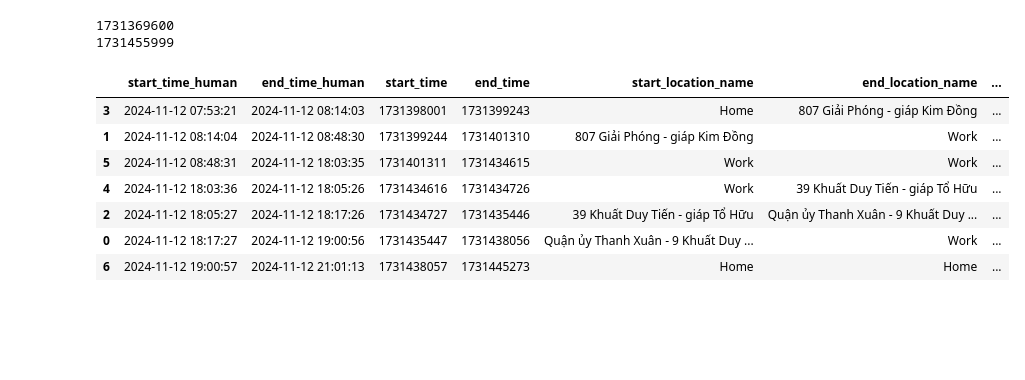
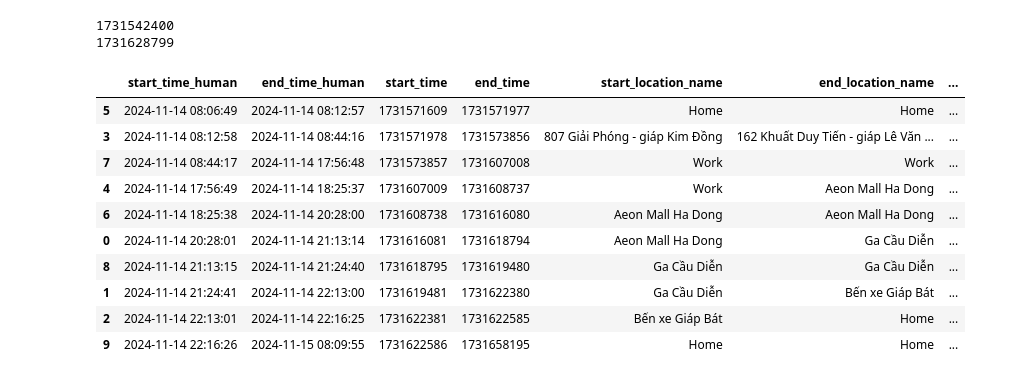
Before and after one commit to yoogun143/Postgres, a Jupyter notebook: gmap.ipynb, the cells around one changed output. Saved outputs shown, nothing was run; the diff lists cells and outputs as text; code cells hidden in the pictures; blank space fills up the shorter version.

```diff
--- a/gmap.ipynb
+++ b/gmap.ipynb
@@ -1,6 +1,6 @@
 # %%
-from_date = 20241112
-to_date = 20241112
+from_date = 20241114
+to_date = from_date
 
 from datetime import datetime
 
@@ -10,8 +10,8 @@ to_date_unix = int(datetime.strptime(str(to_date) + ' 23:59:59', '%Y%m%d %H:%M:%
 print(from_date_unix)
 print(to_date_unix)
 # %% [output]
-1731369600
-1731455999
+1731542400
+1731628799
 # %%
 from helper.config import load_config
 import psycopg2
@@ -109,47 +109,50 @@ activity['color'] = activity['vehicle_type'].map({
     'in bus': 'red',
     'in passenger vehicle': 'blue',
     'walking': 'green',
-    'motorcycling': 'yellow',
+    'motorcycling': 'magenta',
     'unknown': 'black'
 })
 activity['start_time_human'] = pd.to_datetime(activity['start_time'], unit='s')
 activity['end_time_human'] = pd.to_datetime(activity['end_time'], unit='s')
 
 # add info to visit
 visit['path'] = visit['path'].apply(lambda x: {item['txtime']: [item['lat'], item['lon']] for item in x} if x is not None else None)
 visit['duration'] = visit['end_time'] - visit['start_time']
 visit['duration'] = visit['duration'].apply(lambda x: '{} hours {} minutes'.format(int(divmod(x, 60*60)[0]), int(divmod(divmod(x, 60*60)[1], 60)[0])))
 visit['start_time_human'] = pd.to_datetime(visit['start_time'], unit='s')
 visit['end_time_human'] = pd.to_datetime(visit['end_time'], unit='s')
 
 # Get all coordinates for map zoom display
 visit_path_coordinates = sum(visit['path'].apply(lambda x: list(x.values() if isinstance(x, dict) else [])),[])
 visit_coordinates = visit[['lat', 'lon']].apply(lambda x: [float(x['lat']), float(x['lon'])], axis=1).to_list()
 activity_path_coordinates = sum(activity['path'].apply(lambda x: list(x.values() if isinstance(x, dict) else [])),[])
 activity_start_coordinates = activity[['start_lat', 'start_lon']].apply(lambda x: [float(x['start_lat']), float(x['start_lon'])], axis=1).to_list()
 activity_end_coordinates = activity[['end_lat', 'end_lon']].apply(lambda x: [float(x['end_lat']), float(x['end_lon'])], axis=1).to_list()
 coordinates = sum([visit_path_coordinates, visit_coordinates, activity_path_coordinates, activity_start_coordinates, activity_end_coordinates], [])
 min_lat = min((coord[0] for coord in coordinates if coord[0] is not None), default=None)
 max_lat = max((coord[0] for coord in coordinates if coord[0] is not None), default=None)
 min_lon = min((coord[1] for coord in coordinates if coord[1] is not None), default=None)
 max_lon = max((coord[1] for coord in coordinates if coord[1] is not None), default=None)
 
 pd.DataFrame(
       np.concatenate([
       activity[['start_time_human', 'end_time_human', 'start_time', 'end_time', 'start_location_name', 'end_location_name', 'vehicle_type']].to_numpy(),
       visit[['start_time_human', 'end_time_human', 'start_time', 'end_time', 'location_name', 'location_name', 'location_name']].to_numpy()
       ])
       , columns=['start_time_human', 'end_time_human', 'start_time', 'end_time', 'start_location_name', 'end_location_name', 'vehicle_type']
       ).sort_values('start_time')
 # %% [output]
 |  | start_time_human | end_time_human | start_time | end_time | start_location_name | end_location_name | ... |
-| 3 | 2024-11-12 07:53:21 | 2024-11-12 08:14:03 | 1731398001 | 1731399243 | Home | 807 Giải Phóng - giáp Kim Đồng | ... |
-| 1 | 2024-11-12 08:14:04 | 2024-11-12 08:48:30 | 1731399244 | 1731401310 | 807 Giải Phóng - giáp Kim Đồng | Work | ... |
-| 5 | 2024-11-12 08:48:31 | 2024-11-12 18:03:35 | 1731401311 | 1731434615 | Work | Work | ... |
-| 4 | 2024-11-12 18:03:36 | 2024-11-12 18:05:26 | 1731434616 | 1731434726 | Work | 39 Khuất Duy Tiến - giáp Tổ Hữu | ... |
-| 2 | 2024-11-12 18:05:27 | 2024-11-12 18:17:26 | 1731434727 | 1731435446 | 39 Khuất Duy Tiến - giáp Tổ Hữu | Quận ủy Thanh Xuân - 9 Khuất Duy ... | ... |
-| 0 | 2024-11-12 18:17:27 | 2024-11-12 19:00:56 | 1731435447 | 1731438056 | Quận ủy Thanh Xuân - 9 Khuất Duy ... | Work | ... |
-| 6 | 2024-11-12 19:00:57 | 2024-11-12 21:01:13 | 1731438057 | 1731445273 | Home | Home | ... |
+| 5 | 2024-11-14 08:06:49 | 2024-11-14 08:12:57 | 1731571609 | 1731571977 | Home | Home | ... |
+| 3 | 2024-11-14 08:12:58 | 2024-11-14 08:44:16 | 1731571978 | 1731573856 | 807 Giải Phóng - giáp Kim Đồng | 162 Khuất Duy Tiến - giáp Lê Văn ... | ... |
+| 7 | 2024-11-14 08:44:17 | 2024-11-14 17:56:48 | 1731573857 | 1731607008 | Work | Work | ... |
+| 4 | 2024-11-14 17:56:49 | 2024-11-14 18:25:37 | 1731607009 | 1731608737 | Work | Aeon Mall Ha Dong | ... |
+| 6 | 2024-11-14 18:25:38 | 2024-11-14 20:28:00 | 1731608738 | 1731616080 | Aeon Mall Ha Dong | Aeon Mall Ha Dong | ... |
+| 0 | 2024-11-14 20:28:01 | 2024-11-14 21:13:14 | 1731616081 | 1731618794 | Aeon Mall Ha Dong | Ga Cầu Diễn | ... |
+| 8 | 2024-11-14 21:13:15 | 2024-11-14 21:24:40 | 1731618795 | 1731619480 | Ga Cầu Diễn | Ga Cầu Diễn | ... |
+| 1 | 2024-11-14 21:24:41 | 2024-11-14 22:13:00 | 1731619481 | 1731622380 | Ga Cầu Diễn | Bến xe Giáp Bát | ... |
+| 2 | 2024-11-14 22:13:01 | 2024-11-14 22:16:25 | 1731622381 | 1731622585 | Bến xe Giáp Bát | Home | ... |
+| 9 | 2024-11-14 22:16:26 | 2024-11-15 08:09:55 | 1731622586 | 1731658195 | Home | Home | ... |
 # %%
 import folium
 from folium.plugins import MarkerCluster, AntPath
```
Also changed, not shown: 1 other file.
